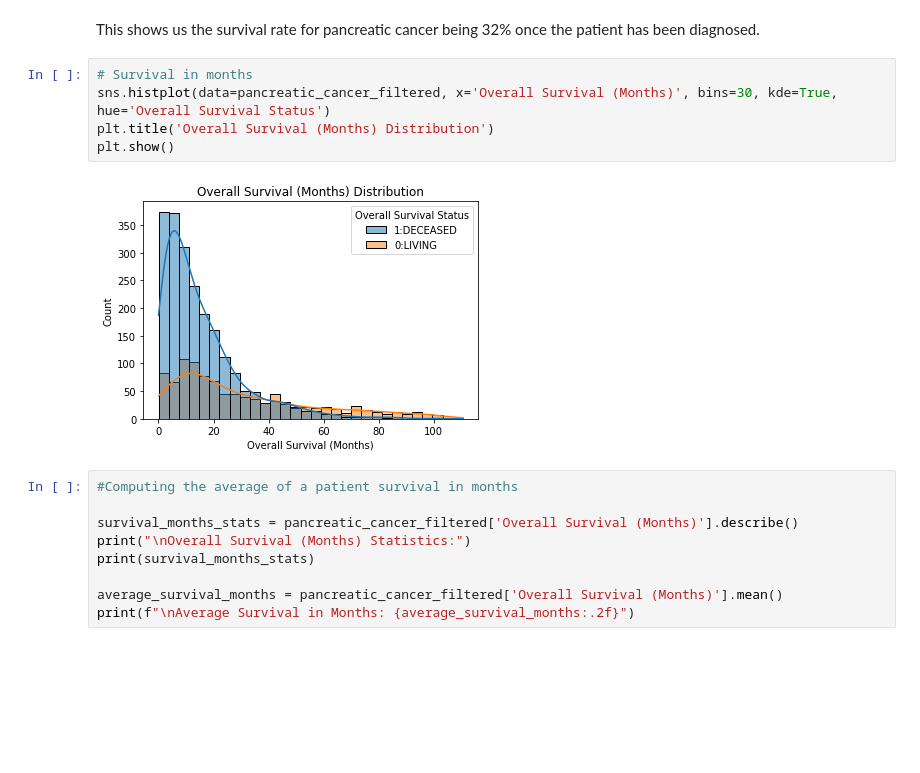
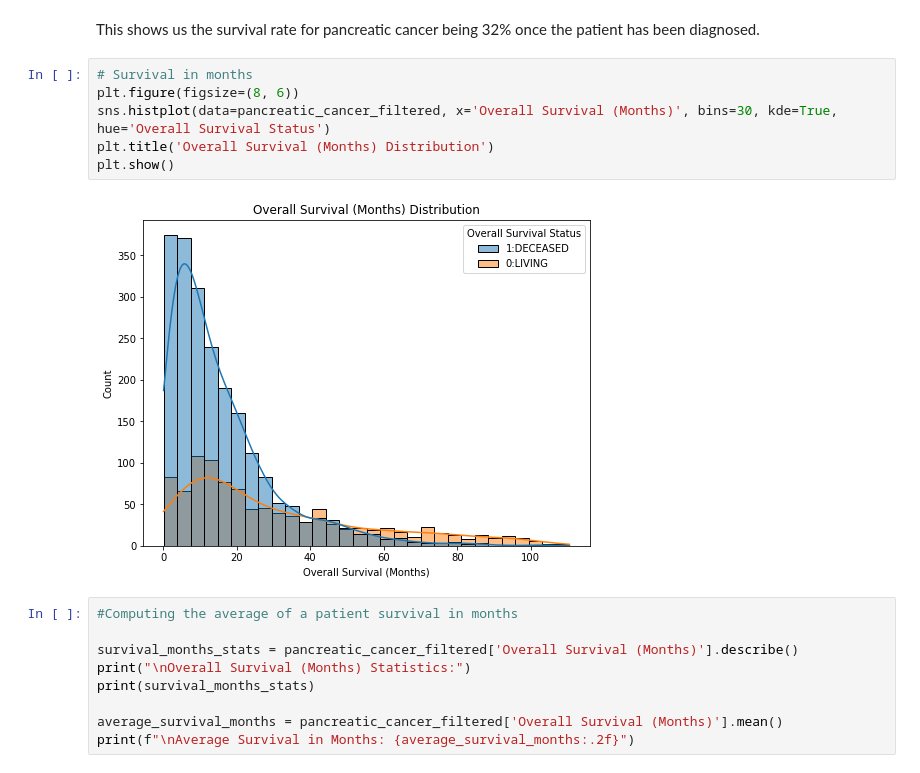
Before and after one commit to Tintin-dataObsessed/Pancreatic-Cancer-Survival-Prediction, a Jupyter notebook: index.ipynb, the cells around one changed output. Drawn from its saved outputs; the diff is of its cells as text; blank space fills up the shorter version.

```diff
--- a/index.ipynb
+++ b/index.ipynb
@@ -398,11 +398,12 @@ Overall Survival Rate: 31.81%
 This shows us the survival rate for pancreatic cancer being 32% once the patient has been diagnosed.
 # %%
 # Survival in months
+plt.figure(figsize=(8, 6))
 sns.histplot(data=pancreatic_cancer_filtered, x='Overall Survival (Months)', bins=30, kde=True, hue='Overall Survival Status')
 plt.title('Overall Survival (Months) Distribution')
 plt.show()
 # %% [output]
-[figure, old version]
+[figure, new version]
 # %%
 #Computing the average of a patient survival in months
 
```
Also changed, not shown: parts of 15 cells of this notebook, 3 other files.
